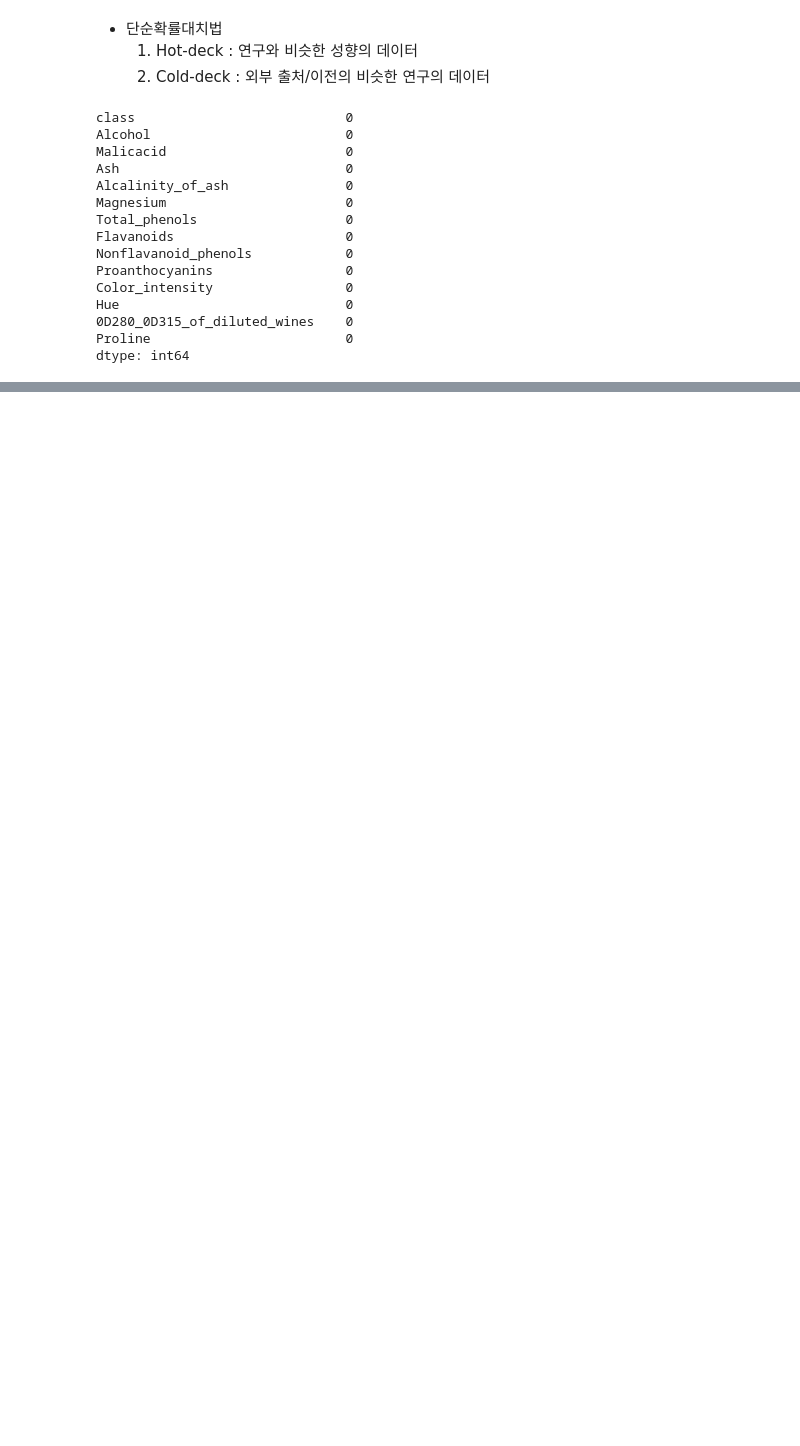
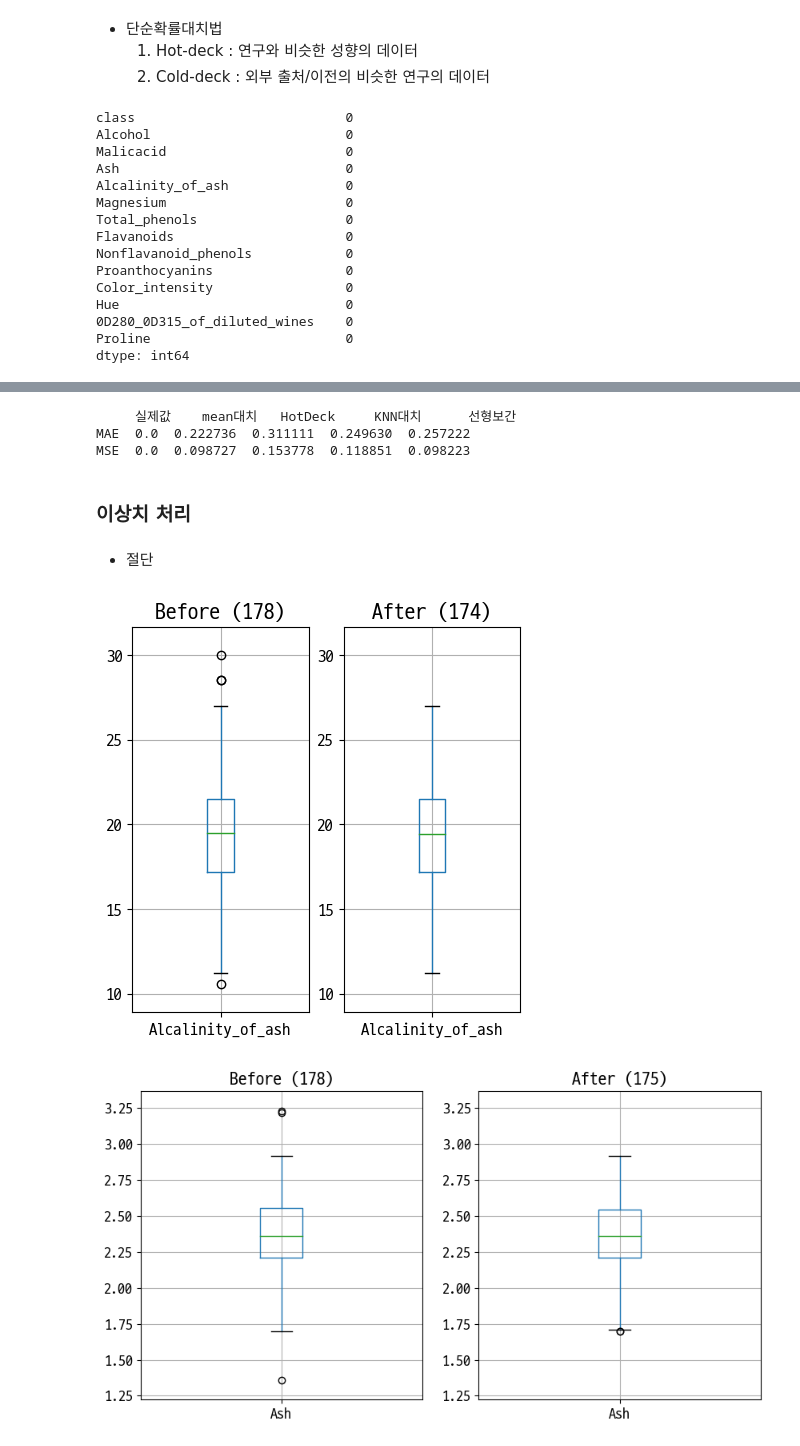
Before and after one commit to chw8207/ADP-study, a Jupyter notebook: 전처리.ipynb, the cells around one changed output, grey strips where cells are left out. Cells and saved outputs as stored; diff of their text form; code cells hidden in the pictures; blank space fills up the shorter version.

```diff
--- a/전처리.ipynb
+++ b/전처리.ipynb
@@ -227,0 +262,6 @@ dtype: int64
+# %%
+# KNNImputer 대치 후: wine_imp3
+imputer = KNNImputer(n_neighbors=3)
+wine_imp3 = imputer.fit_transform(wine_m)
+wine_imp3 = pd.DataFrame(wine_imp3, columns=wine_m.columns)
+wine_imp3.isna().sum()
@@ -227,0 +286,4 @@ dtype: int64
+# %%
+# 선형보간법 후: wine_imp4
+wine_imp4 = wine_m.interpolate(method='linear')
+wine_imp4.isna().sum()
@@ -227,0 +308,4 @@ dtype: int64
+# %%
+# 결측치가 있는 행의 인덱스를 찾는 함수 정의
+def find_missing_idx(data, column) :
+    return np.argwhere(np.array(data[[column]].isna().sum(axis=1))>0).ravel()
@@ -227,0 +335,27 @@ dtype: int64
+# %%
+# Ash feature 기준으로 대치값 비교
+feature = 'Ash'
+missing_idx = find_missing_idx(wine_m, feature)
+
+report = pd.DataFrame({'실제값':wine[feature], 'mean대치':wine_imp1[feature],
+                       'HotDeck':wine_imp2[feature], 'KNN대치':wine_imp3[feature],
+                       '선형보간':wine_imp4[feature]})
+
+missing_report = report.iloc[missing_idx,:]
+
+score_report = pd.DataFrame(index=['MAE','MSE'])
+
+for col in missing_report.columns :
+    mae = mean_absolute_error(missing_report['실제값'], missing_report[col])
+    mse = mean_squared_error(missing_report['실제값'], missing_report[col])
+    score_report.loc['MAE', col] = mae
+    score_report.loc['MSE', col] = mse
+print(score_report)
+# %% [output]
+     실제값    mean대치   HotDeck     KNN대치      선형보간
+MAE  0.0  0.222736  0.311111  0.249630  0.257222
+MSE  0.0  0.098727  0.153778  0.118851  0.098223
+# %% [markdown]
+### 이상치 처리
+# %% [markdown]
+- 절단
@@ -227,0 +385,34 @@ dtype: int64
+# %%
+# 이상치 처리 전후 시각화 함수 정의
+def before_after_boxplot(df1,df2,figsize=(10,5),fontsize=13) :
+    fig, axes = plt.subplots(1,2)
+    plt.rcParams['figure.figsize'] = figsize
+    plt.rcParams['font.size'] = fontsize
+    plt.rcParams['axes.unicode_minus'] = False
+
+    for data, ax, title in zip([df1,df2], axes, ['Before','After']) :
+        data.boxplot(ax=ax)
+        ax.set_title(f'{title} ({len(data)})')
+        margin = df1.std().values[0]/2
+        ax.set_ylim(df1.min().values[0]-margin, df1.max().values[0]+margin)
+    plt.show()
+# %%
+# prep_Alcal = prep_Ash = del_outlier(wine, ['Alcalinity_of_ash', 'Ash'], method='iqr')
+prep_Alcal = del_outlier(wine, ['Alcalinity_of_ash'], method='iqr')
+prep_Ash = del_outlier(wine, ['Ash'], method='iqr')
+
+# Alcalinity_of_ash의 이상치 제거 전후
+before = wine[['Alcalinity_of_ash']]
+before_after_boxplot(before, prep_Alcal)
+
+# Ash의 이상치 제거 전후
+before = wine[['Ash']]
+before_after_boxplot(before, prep_Ash)
+
+# Ash의 두번째 이상치 제거 전후
+before = prep_Ash
+prep_Ash2 = del_outlier(prep_Ash, 'Ash')
+before_after_boxplot(before, prep_Ash2)
+# %% [output]
+[figure, added]
+[figure, added]
```
Also changed, not shown: parts of 34 cells of this notebook.
